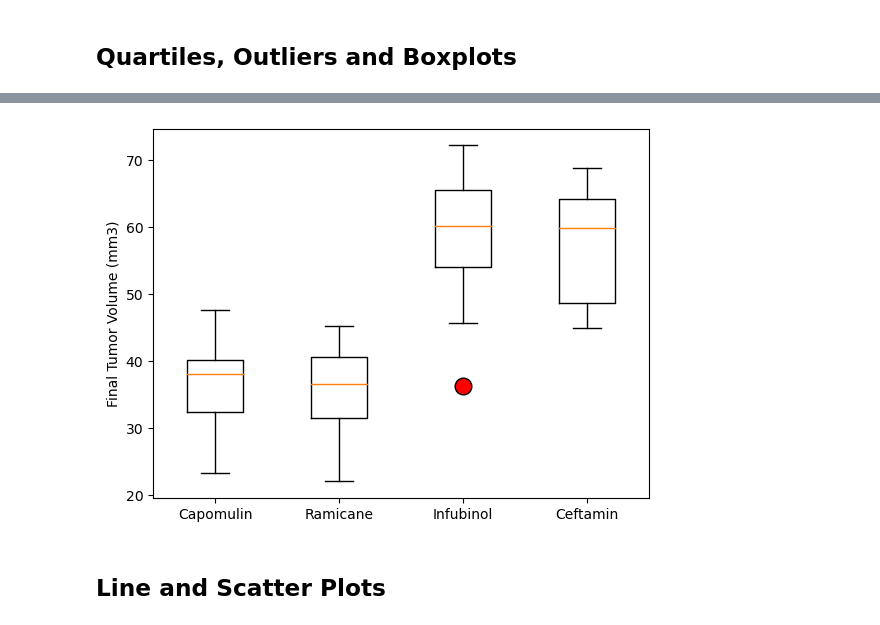
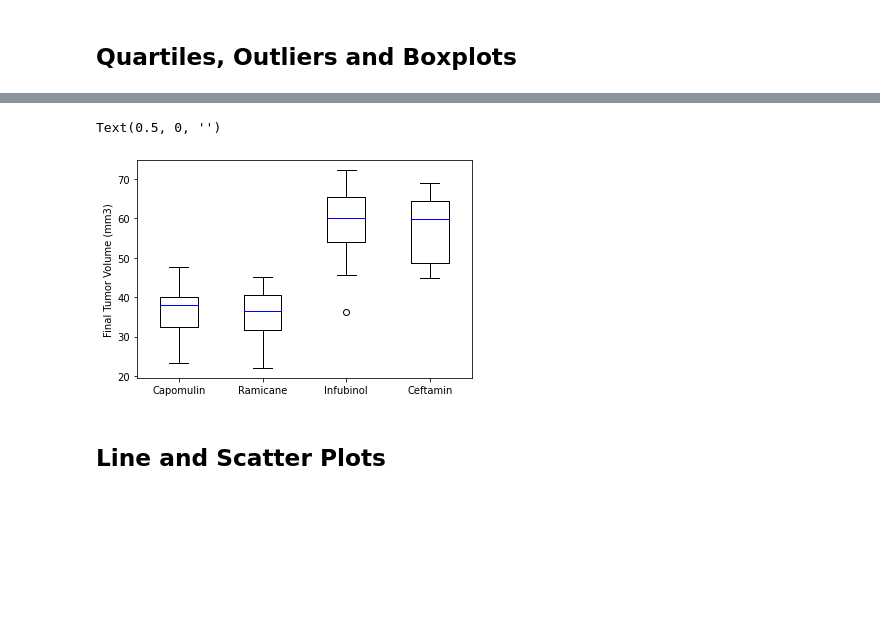
Before and after one commit to nyirumuhetog/Matplotlib, a Jupyter notebook: pymaceuticals_starter.ipynb, the cells around one changed output, grey strips where cells are left out. Drawn from its saved outputs; the diff is of its cells as text; code cells hidden in the pictures; blank space fills up the shorter version.

```diff
--- a/pymaceuticals_starter.ipynb
+++ b/pymaceuticals_starter.ipynb
@@ -67,5 +74,4 @@ index_df.loc['g989']
 # %%
 # Create a clean DataFrame by dropping the duplicate mouse by its ID.
-clean_df = index_df.drop(['g989'])
-# Used .shape to check the rows/columns in the clean_df
-clean_df.shape
+clean_total_data=total_data.drop_duplicates(subset=['Mouse ID', 'Timepoint'])
+clean_total_data.head()
@@ -204,0 +204,32 @@ last_df
+# %%
+# Calculate the final tumor volume of each mouse across four of the treatment regimens:
+# Capomulin, Ramicane, Infubinol, and Ceftamin
+reduced_drug_data = clean_total_data.loc[(clean_total_data["Drug Regimen"] == "Capomulin") | (clean_total_data["Drug Regimen"] == "Ramicane") |
+                                        (clean_total_data["Drug Regimen"] == "Infubinol") |(clean_total_data["Drug Regimen"] == "Ceftamin") ]
+
+
+#Start by getting the last (greatest) timepoint for each mouse
+last_tp = reduced_drug_data.groupby(["Drug Regimen","Mouse ID"]).last()
+new_last_tp = last_tp.reset_index()
+# reduce_last_tp=reduced_drug_data[reduced_drug_data[["Drug Regimen", "Tumor Volume (mm3)"]]]
+reduced_last_tp=new_last_tp[["Drug Regimen", "Tumor Volume (mm3)"]]
+reduced_last_tp
+
+capomulin_df = reduced_last_tp.loc[reduced_last_tp["Drug Regimen"] == "Capomulin"]
+capomulin_df
+
+ramicane_df = reduced_last_tp.loc[reduced_last_tp["Drug Regimen"] == "Ramicane"]
+ramicane_df
+
+infubinol_df = reduced_last_tp.loc[reduced_last_tp["Drug Regimen"] == "Infubinol"]
+infubinol_df
+
+ceftamin_df = reduced_last_tp.loc[reduced_last_tp["Drug Regimen"] == "Ceftamin"]
+ceftamin_df
+
+new_df = pd.DataFrame({"Capomulin": capomulin_df["Tumor Volume (mm3)"],
+         "Ramicane": ramicane_df["Tumor Volume (mm3)"],
+          "Infubinol": infubinol_df["Tumor Volume (mm3)"],
+          "Ceftamin": ceftamin_df["Tumor Volume (mm3)"]})
+
+new_df
@@ -228,6 +296,11 @@ Ceftamin's potential outliers: Series([], Name: Tumor Volume (mm3), dtype: float
 # %%
 # Generate a box plot that shows the distrubution of the tumor volume for each treatment group.
+
+boxplot = new_df.boxplot(grid = False, color = dict(boxes = 'k', whiskers='k', medians='b'))
+boxplot.set_ylabel('Final Tumor Volume (mm3)')
+boxplot.set_xlabel('')
 # %% [output]
+Text(0.5, 0, '')
-[figure, old version]
+[figure, new version]
 # %% [markdown]
 ## Line and Scatter Plots
```
Also changed, not shown: parts of 25 cells of this notebook.
